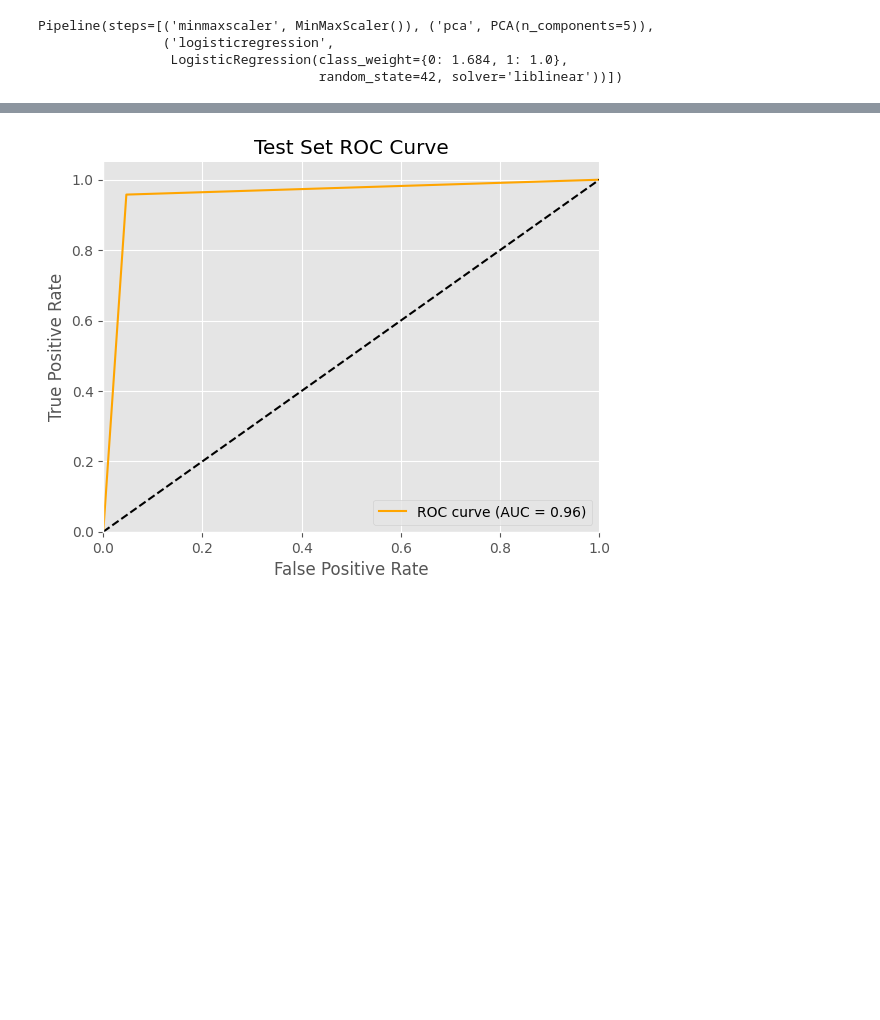
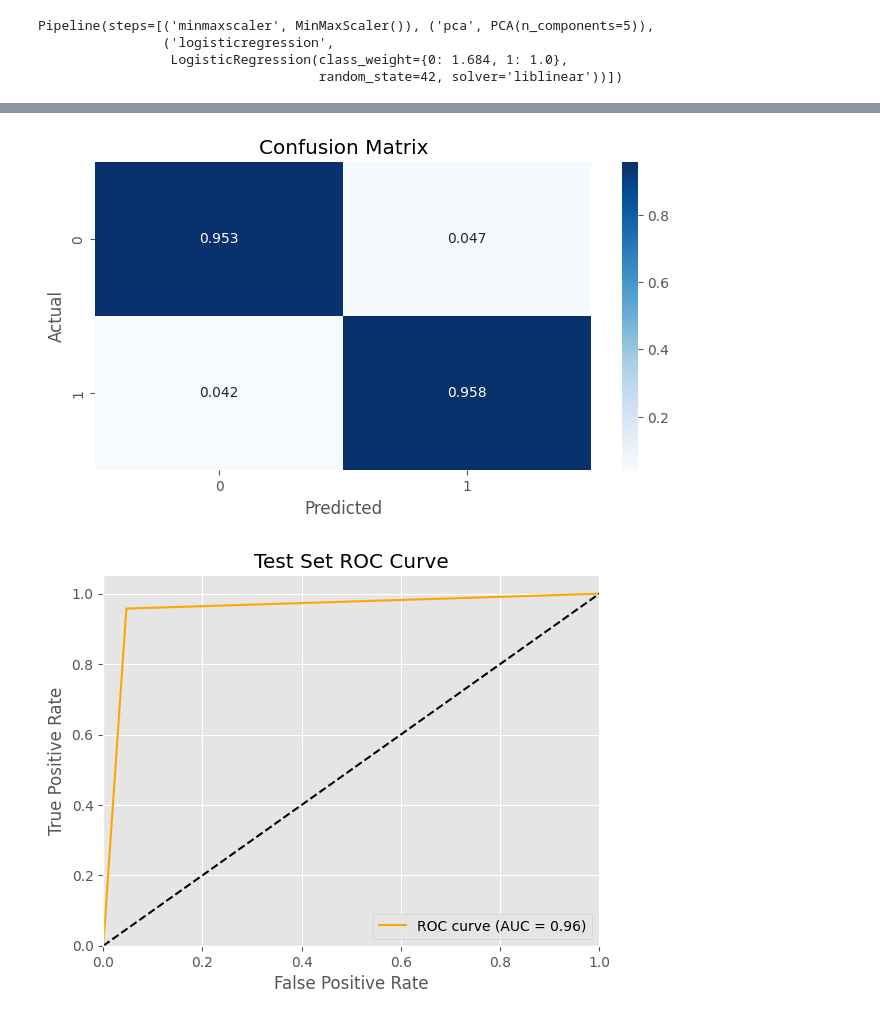
Before and after one commit to isaacmenchaca97/breast_cancer_detection, a Jupyter notebook: breast_cancer.ipynb, the cells around one changed output, grey strips where cells are left out. Saved outputs shown, nothing was run; the diff lists cells and outputs as text; code cells hidden in the pictures; blank space fills up the shorter version.

```diff
--- a/breast_cancer.ipynb
+++ b/breast_cancer.ipynb
@@ -367,14 +368,16 @@ Pipeline(steps=[('minmaxscaler', MinMaxScaler()), ('pca', PCA(n_components=5)),
                                     random_state=42, solver='liblinear'))])
 # %%
 #making the predictions
-LRtrain_preds = model_pipeline.predict(X_test)
+y_pred = model_pipeline.predict(X_test)
 
 #Creating the confusion matrix
-confusionmatrix = np.around(confusion_matrix(y_test, LRtrain_preds, normalize='true'),3)
+confusionmatrix = np.around(confusion_matrix(y_test, y_pred, normalize='true'),3)
 
 #Plotting the Confusion Matrix
-fig = px.imshow(confusionmatrix, template='ggplot2',text_auto=True, aspect="auto",
-                labels=dict(x="Predicted Label", y="Correct Label", color='Value'))
-fig.update_xaxes(side="bottom")
-fig.show()
+plt.figure(figsize=(8, 4))
+sns.heatmap(confusionmatrix, annot=True, fmt='.3g', cmap='Blues')
+plt.xlabel("Predicted")
+plt.ylabel("Actual")
+plt.title("Confusion Matrix")
+plt.savefig("confusion_matrix.png")
 # %% [output]
@@ -382,2 +384,3 @@ fig.show()
+[figure, added]
 # %%
 # Assuming you have your model predictions and true labels
```
Also changed, not shown: parts of 9 cells of this notebook.
